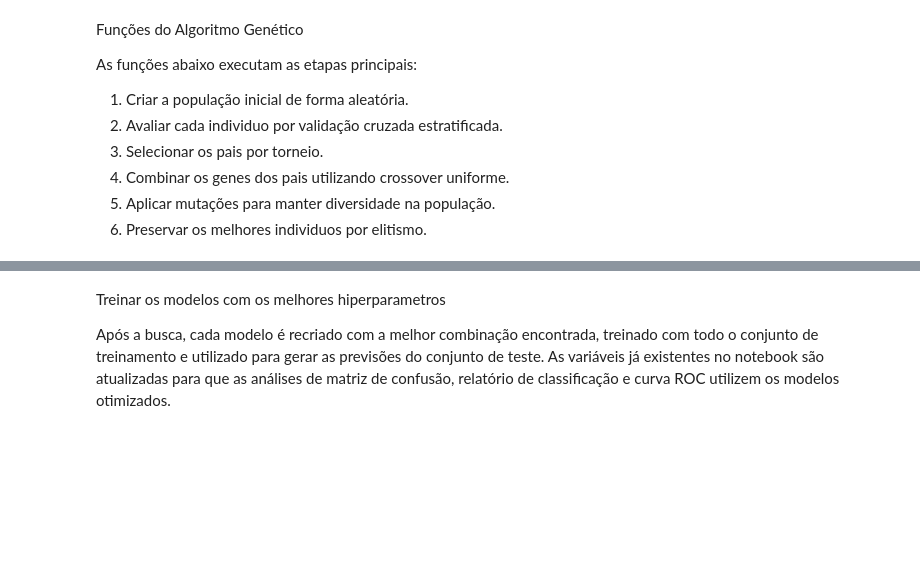
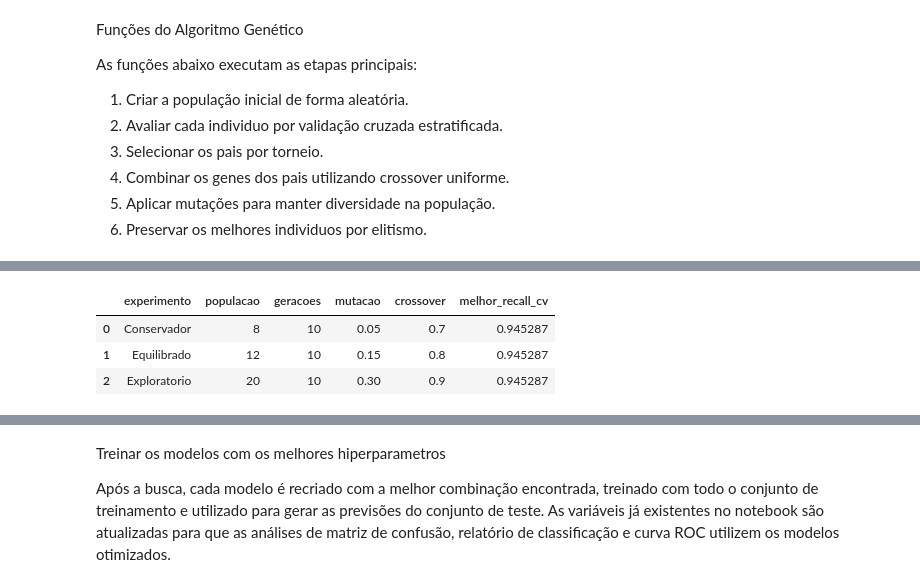
Before and after one commit to ddomingues2014/FIAP_FASE2, a Jupyter notebook: diagnosticos_algoritmo_genetico.ipynb, the cells around one changed output, grey strips where cells are left out. Saved outputs shown, nothing was run; the diff lists cells and outputs as text; code cells hidden in the pictures; blank space fills up the shorter version.

```diff
--- a/diagnosticos_algoritmo_genetico.ipynb
+++ b/diagnosticos_algoritmo_genetico.ipynb
@@ -685,0 +657,96 @@ Melhor recall medio na validacao cruzada: 0.9246
+# %%
+import sys
+from pathlib import Path
+sys.path.insert(0, str(Path.cwd()))
+from algoritmo_genetico import EXPERIMENTOS_AG
+
+# --- Experimento 1, 2 e 3: comparar configs do AG no SVM ---
+resultados_experimentos = []
+
+for experimento in EXPERIMENTOS_AG:
+    print(f"\n=== Experimento: {experimento['nome']} ===")
+    print(experimento["descricao"])
+
+    params = {
+        k: v for k, v in experimento.items()
+        if k not in {"nome", "descricao"}
+    }
+
+    melhores_parametros, melhor_recall_cv, historico = executar_algoritmo_genetico(
+        fabrica_modelo=fabricas_modelos["SVM"],
+        espaco_busca=espacos_busca["SVM"],
+        x_treino=x_train_escalonado,
+        y_treino=y_train,
+        verbose=True,
+        **params,
+    )
+
+    resultados_experimentos.append({
+        "experimento": experimento["nome"],
+        "tamanho_populacao": experimento["tamanho_populacao"],
+        "numero_geracoes": experimento["numero_geracoes"],
+        "taxa_mutacao": experimento["taxa_mutacao"],
+        "taxa_crossover": experimento["taxa_crossover"],
+        "melhor_recall_cv": melhor_recall_cv,
+        "melhores_parametros": melhores_parametros,
+        "historico": historico,
+        "config": params,
+    })
+
+    print("Melhores hiperparametros:", melhores_parametros)
+    print(f"Melhor recall CV: {melhor_recall_cv:.4f}")
+
+comparativo_experimentos = pd.DataFrame([
+    {
+        "experimento": r["experimento"],
+        "populacao": r["tamanho_populacao"],
+        "geracoes": r["numero_geracoes"],
+        "mutacao": r["taxa_mutacao"],
+        "crossover": r["taxa_crossover"],
+        "melhor_recall_cv": r["melhor_recall_cv"],
+    }
+    for r in resultados_experimentos
+]).sort_values("melhor_recall_cv", ascending=False)
+
+print("\nComparativo dos 3 experimentos:")
+try:
+    display(comparativo_experimentos)
+except NameError:
+    print(comparativo_experimentos.to_string())
+
+melhor_experimento = max(resultados_experimentos, key=lambda item: item["melhor_recall_cv"])
+print(
+    f"\nConfiguração vencedora: {melhor_experimento['experimento']} "
+    f"(recall CV={melhor_experimento['melhor_recall_cv']:.4f})"
+)
+
+# --- Otimização final dos 3 modelos com a config vencedora ---
+configuracao_ag = {
+    **melhor_experimento["config"],
+    "numero_geracoes": max(melhor_experimento["config"]["numero_geracoes"], 20),
+    "verbose": True,
+}
+
+resultados_ag = {}
+
+for nome_modelo in ["KNN", "SVM", "Random Forest"]:
+    print(f"\nOtimizando o modelo {nome_modelo} com config {melhor_experimento['experimento']}")
+
+    melhores_parametros, melhor_recall_cv, historico = executar_algoritmo_genetico(
+        fabrica_modelo=fabricas_modelos[nome_modelo],
+        espaco_busca=espacos_busca[nome_modelo],
+        x_treino=x_train_escalonado,
+        y_treino=y_train,
+        **configuracao_ag,
+    )
+
+    resultados_ag[nome_modelo] = {
+        "melhores_parametros": melhores_parametros,
+        "melhor_recall_cv": melhor_recall_cv,
+        "historico": historico,
+        "experimento_base": melhor_experimento["experimento"],
+    }
+
+    print("Melhores hiperparametros:", melhores_parametros)
+    print(f"Melhor recall medio na validacao cruzada: {melhor_recall_cv:.4f}")
+# %% [output]
@@ -685,0 +770,4 @@ Melhor recall medio na validacao cruzada: 0.9246
+|  | experimento | populacao | geracoes | mutacao | crossover | melhor_recall_cv |
+| 0 | Conservador | 8 | 10 | 0.05 | 0.7 | 0.945287 |
+| 1 | Equilibrado | 12 | 10 | 0.15 | 0.8 | 0.945287 |
+| 2 | Exploratorio | 20 | 10 | 0.30 | 0.9 | 0.945287 |
```
Also changed, not shown: parts of 34 cells of this notebook, 13 other files.
